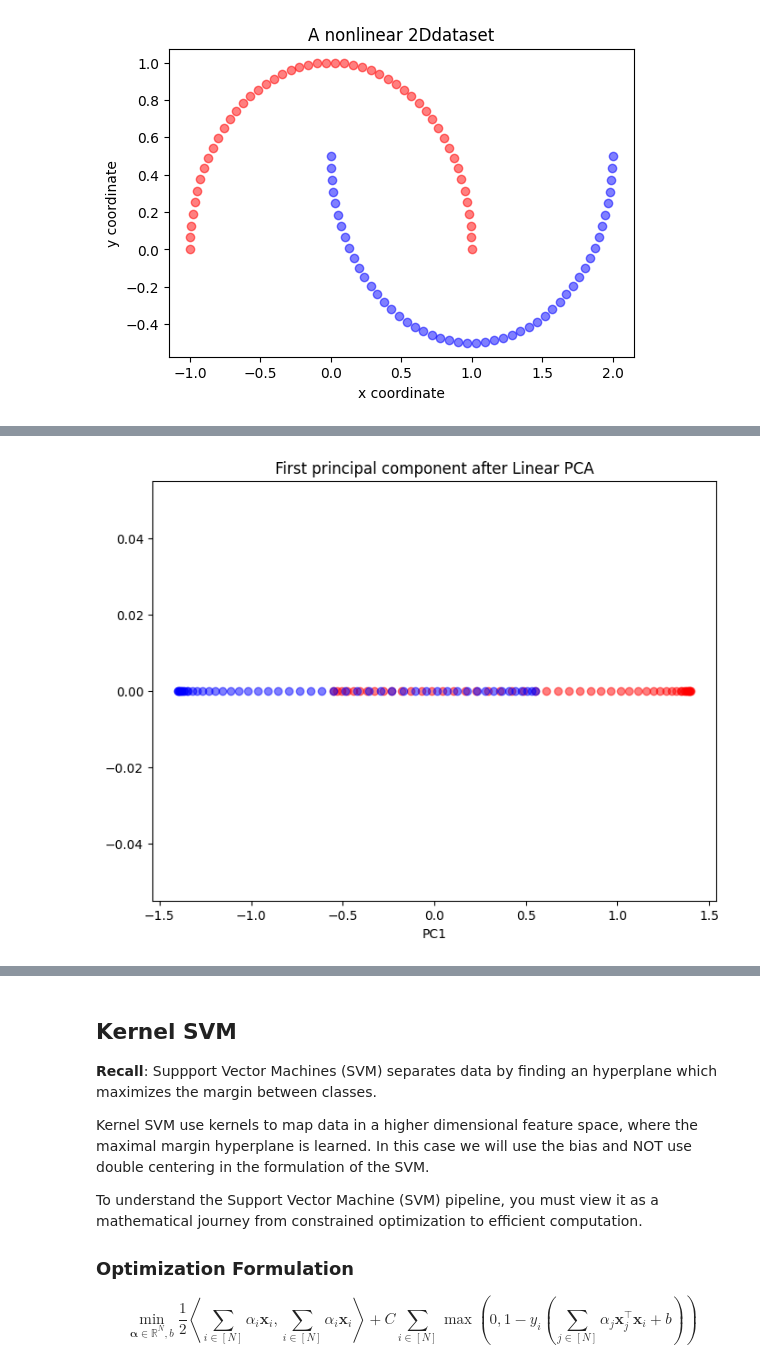
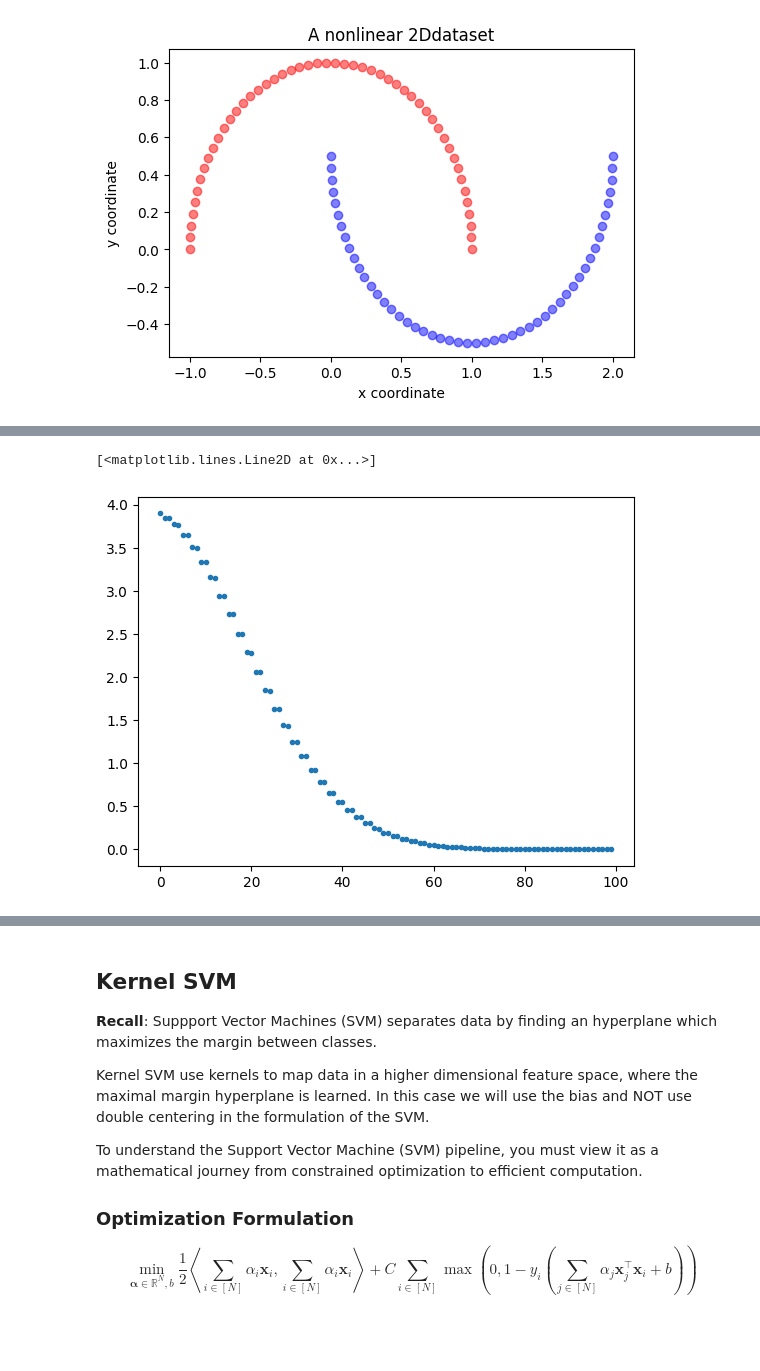
Before and after one commit to nickplas/Intro_to_ML_25-26, a Jupyter notebook: notebooks/Lab-14.KPCA-KSVM.ipynb, the cells around one changed output, grey strips where cells are left out. Drawn from its saved outputs; the diff is of its cells as text; code cells hidden in the pictures; blank space fills up the shorter version.

```diff
--- a/notebooks/Lab-14.KPCA-KSVM.ipynb
+++ b/notebooks/Lab-14.KPCA-KSVM.ipynb
@@ -163,19 +163,25 @@ plt.show()
-# %%
-scikit_pca = PCA(n_components=1)
-X_spca = scikit_pca.fit_transform(X)
-
-plt.figure(figsize=(8,6))
-plt.scatter(X_spca[y==0, 0], np.zeros((50,1)), color='red', alpha=0.5)
-plt.scatter(X_spca[y==1, 0], np.zeros((50,1)), color='blue', alpha=0.5)
-
-plt.title('First principal component after Linear PCA')
-plt.xlabel('PC1')
-
-plt.show()
-# %% [output]
-[figure, removed]
 # %%
 kernel_type = 'rbf'
-param = 2
+param = 0.01
+
+K = np.array([[kernelFunc(xi, xj, kernel_type, param) for xi in X] for xj in X])
 
 # implement KPCA with our defined RBF kernel and fit to moon dataset
+# %%
+ones = np.ones_like(K)
+n = ones.shape[0]
+
+K_cent = K - ones @ K / n - K @ ones / n + ones @ K @ ones / (n**2)
+# %%
+n_comp = 2
+
+eigval, eigvec = np.linalg.eigh(K_cent)
+
+
+eigval = eigval[::-1]
+eigvec = eigvec[:,::-1]
+# %%
+plt.plot(eigval, ".")
+# %% [output]
+[<matplotlib.lines.Line2D at 0x...>]
+[figure, added]
```
Also changed, not shown: parts of 16 cells of this notebook, 1 other file.
